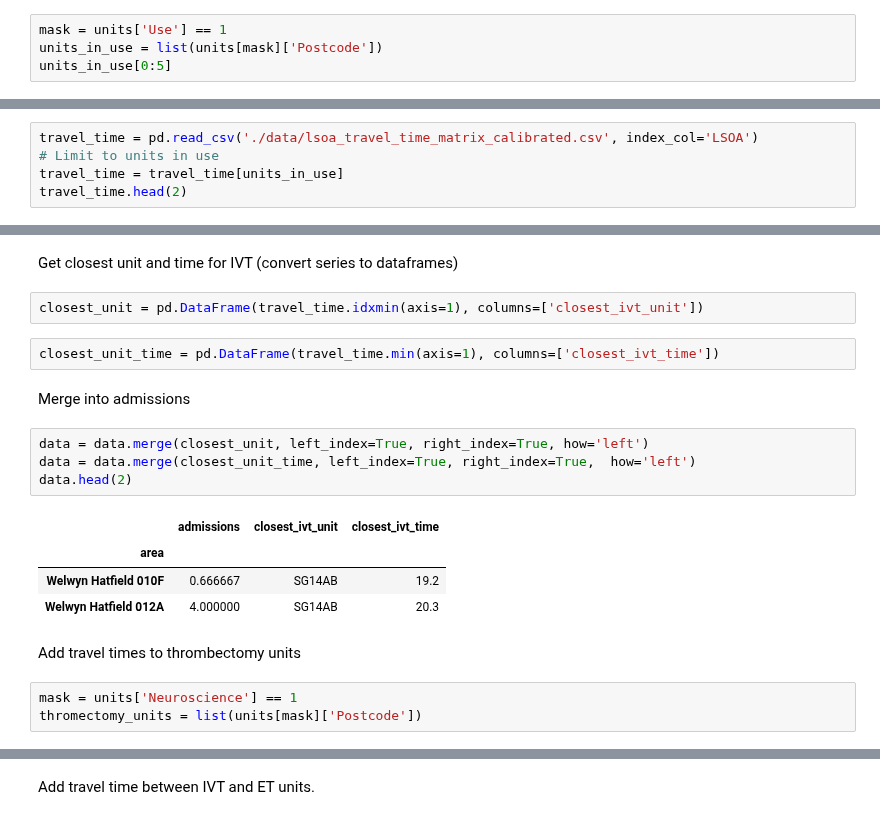
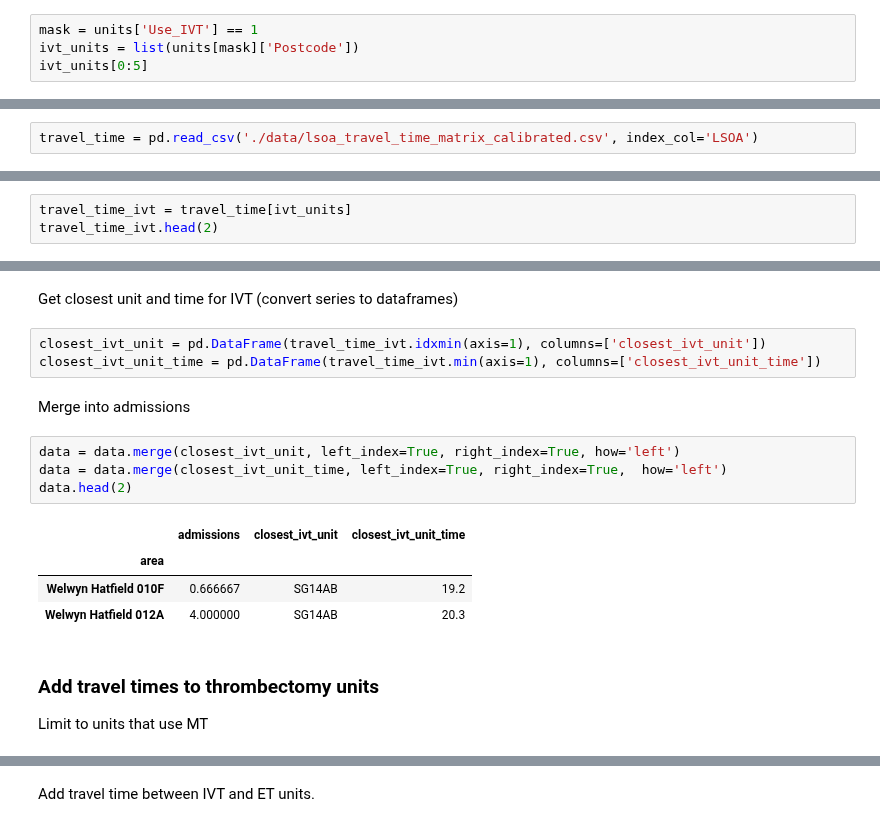
Before and after one commit to samuel-book/stroke_unit_demographics, a Jupyter notebook: 02_combine_demographic_data.ipynb, the cells around one changed output, grey strips where cells are left out. Cells and saved outputs as stored; diff of their text form.

```diff
--- a/02_combine_demographic_data.ipynb
+++ b/02_combine_demographic_data.ipynb
@@ -38,7 +38,7 @@ Get postcodes of unit in use for ivt)
 # %%
-mask = units['Use'] == 1
-units_in_use = list(units[mask]['Postcode'])
-units_in_use[0:5]
+mask = units['Use_IVT'] == 1
+ivt_units = list(units[mask]['Postcode'])
+ivt_units[0:5]
 # %% [output]
 ['RM70AG', 'E11BB', 'SW66SX', 'SE59RW', 'BR68ND']
 # %% [markdown]
@@ -53,6 +53,3 @@ thromectomy_units[0:5]
 ## Import travel time to stroke units
 # %%
 travel_time = pd.read_csv('./data/lsoa_travel_time_matrix_calibrated.csv', index_col='LSOA')
-# Limit to units in use
-travel_time = travel_time[units_in_use]
-travel_time.head(2)
@@ -64,0 +59,3 @@ travel_time.head(2)
+# %%
+travel_time_ivt = travel_time[ivt_units]
+travel_time_ivt.head(2)
@@ -65,22 +68,19 @@ travel_time.head(2)
 # %% [markdown]
 Get closest unit and time  for IVT (convert series to dataframes)
 # %%
-closest_unit = pd.DataFrame(travel_time.idxmin(axis=1), columns=['closest_ivt_unit'])
+closest_ivt_unit = pd.DataFrame(travel_time_ivt.idxmin(axis=1), columns=['closest_ivt_unit'])
+closest_ivt_unit_time = pd.DataFrame(travel_time_ivt.min(axis=1), columns=['closest_ivt_unit_time'])
-# %%
-closest_unit_time = pd.DataFrame(travel_time.min(axis=1), columns=['closest_ivt_time'])
 # %% [markdown]
 Merge into admissions
 # %%
-data = data.merge(closest_unit, left_index=True, right_index=True, how='left')
-data = data.merge(closest_unit_time, left_index=True, right_index=True,  how='left')
+data = data.merge(closest_ivt_unit, left_index=True, right_index=True, how='left')
+data = data.merge(closest_ivt_unit_time, left_index=True, right_index=True,  how='left')
 data.head(2)
 # %% [output]
-|  | admissions | closest_ivt_unit | closest_ivt_time |
+|  | admissions | closest_ivt_unit | closest_ivt_unit_time |
 | area |  |  |  |
 | Welwyn Hatfield 010F | 0.666667 | SG14AB | 19.2 |
 | Welwyn Hatfield 012A | 4.000000 | SG14AB | 20.3 |
 # %% [markdown]
-Add travel times to thrombectomy units
+### Add travel times to thrombectomy units
+Limit to units that use MT
-# %%
-mask = units['Neuroscience'] == 1
-thromectomy_units = list(units[mask]['Postcode'])
```
Also changed, not shown: parts of 24 cells of this notebook.
